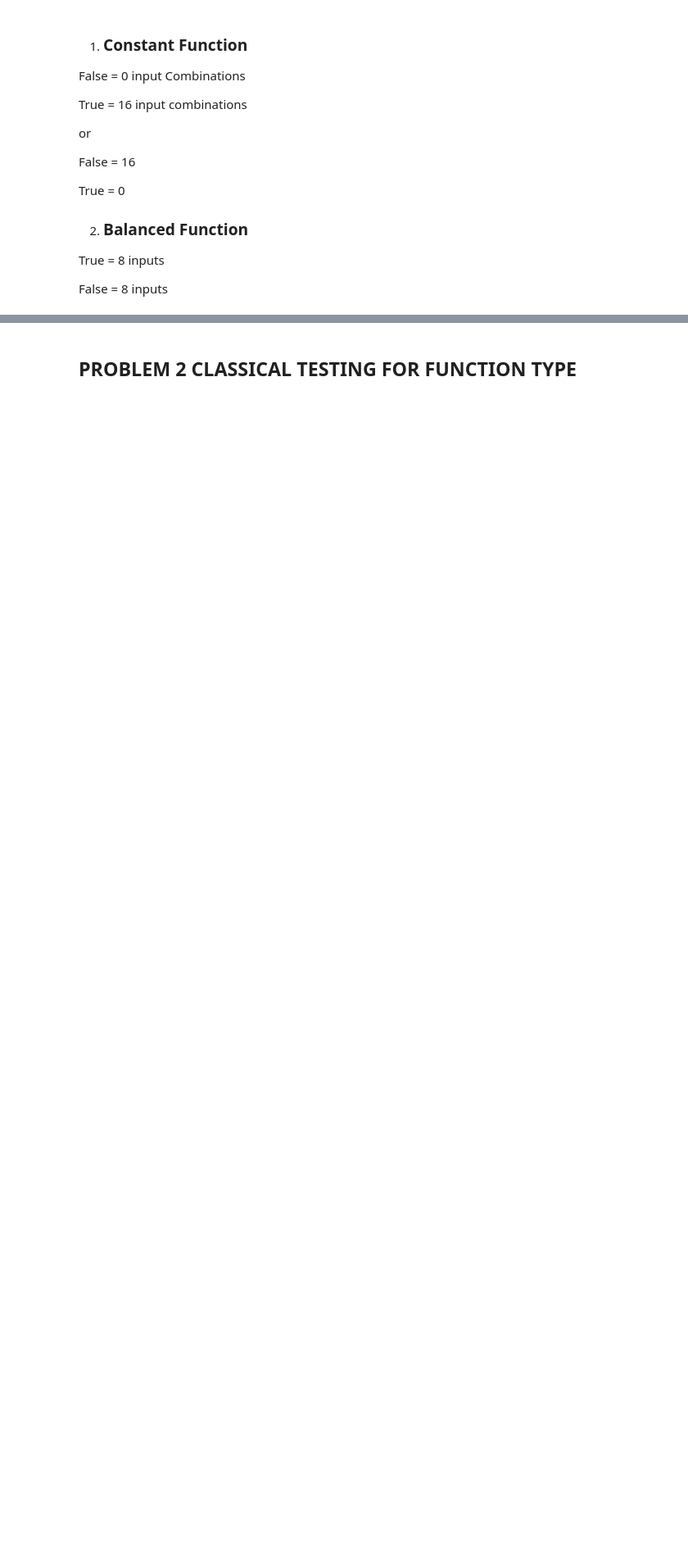
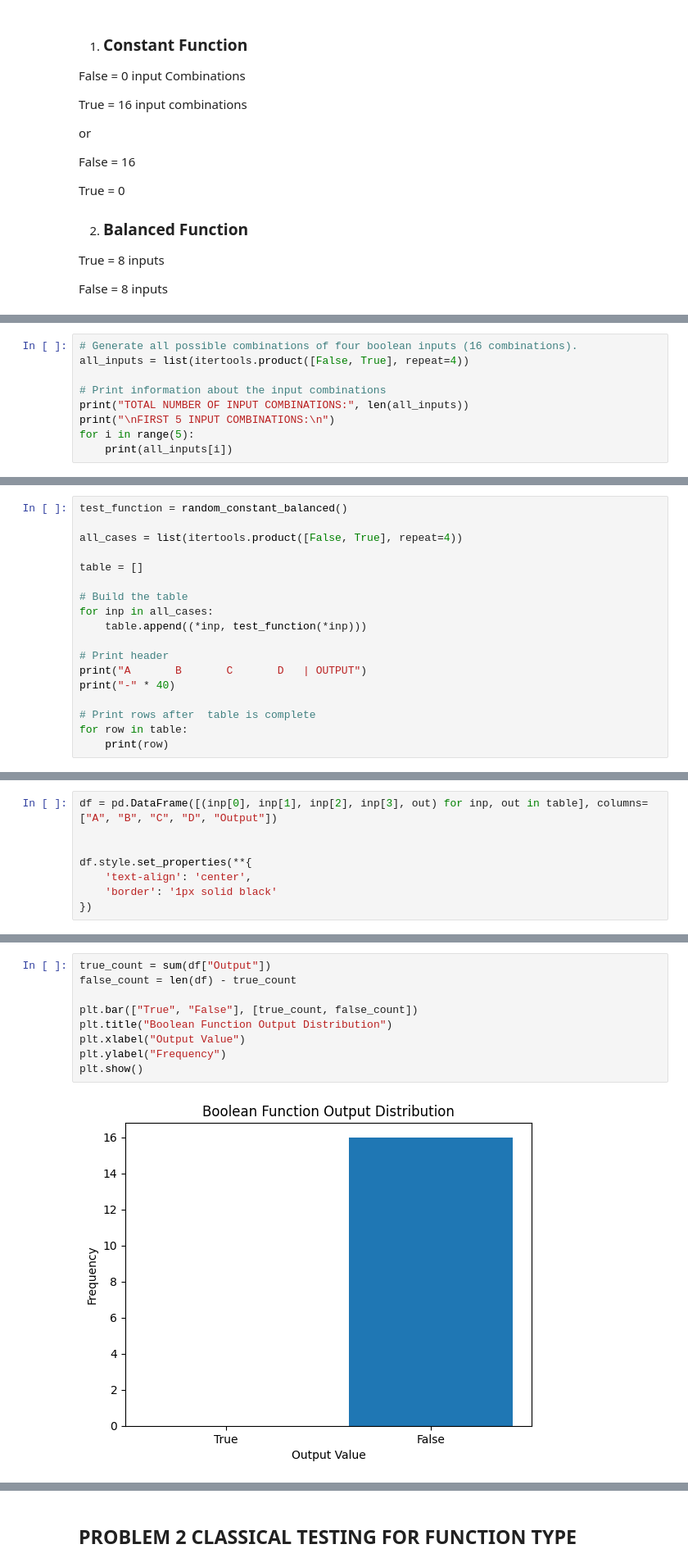
Before and after one commit to danstevemukulupi/emerging_technologies_assessment_2026, a Jupyter notebook: problems.ipynb, the cells around one changed output, grey strips where cells are left out. Shown at 82% size. Cells and saved outputs as stored; diff of their text form; blank space fills up the shorter version.

```diff
--- a/problems.ipynb
+++ b/problems.ipynb
@@ -165,0 +184,9 @@ False outputs: 8
+# %%
+# Generate all possible combinations of four boolean inputs (16 combinations).
+all_inputs = list(itertools.product([False, True], repeat=4))
+
+# Print information about the input combinations
+print("TOTAL NUMBER OF INPUT COMBINATIONS:", len(all_inputs))
+print("\nFIRST 5 INPUT COMBINATIONS:\n")
+for i in range(5):
+    print(all_inputs[i])
@@ -165,0 +343,18 @@ False outputs: 8
+# %%
+test_function = random_constant_balanced()
+
+all_cases = list(itertools.product([False, True], repeat=4))
+
+table = []
+
+# Build the table
+for inp in all_cases:
+    table.append((*inp, test_function(*inp)))
+
+# Print header
+print("A       B       C       D   | OUTPUT")
+print("-" * 40)
+
+# Print rows after  table is complete
+for row in table:
+    print(row)
@@ -165,0 +389,8 @@ False outputs: 8
+# %%
+df = pd.DataFrame([(inp[0], inp[1], inp[2], inp[3], out) for inp, out in table], columns=["A", "B", "C", "D", "Output"])
+
+
+df.style.set_properties(**{
+    'text-align': 'center',
+    'border': '1px solid black'
+})
@@ -165,0 +428,11 @@ False outputs: 8
+# %%
+true_count = sum(df["Output"])
+false_count = len(df) - true_count
+
+plt.bar(["True", "False"], [true_count, false_count])
+plt.title("Boolean Function Output Distribution")
+plt.xlabel("Output Value")
+plt.ylabel("Frequency")
+plt.show()
+# %% [output]
+[figure, added]
```
Also changed, not shown: parts of 39 cells of this notebook.
